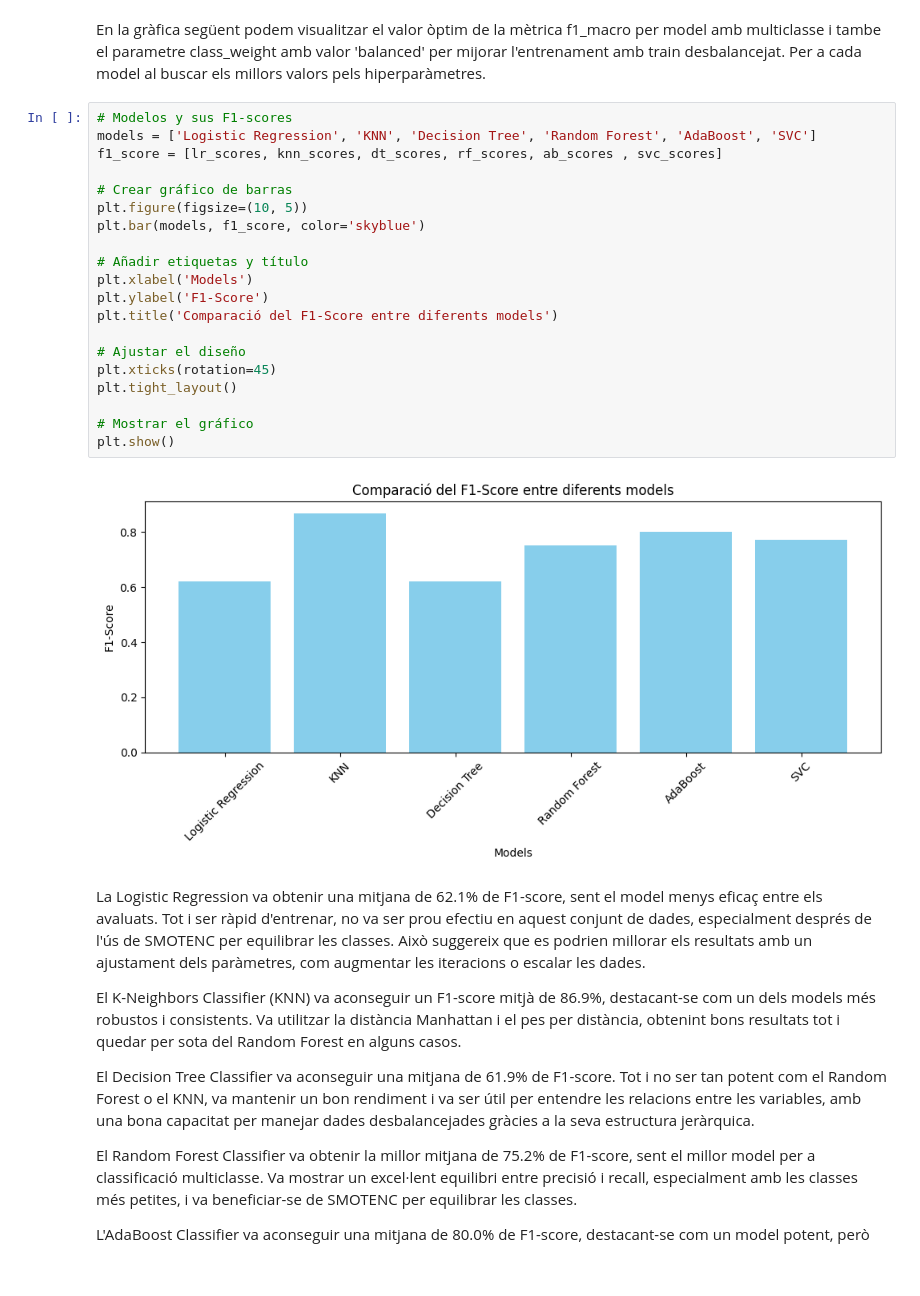
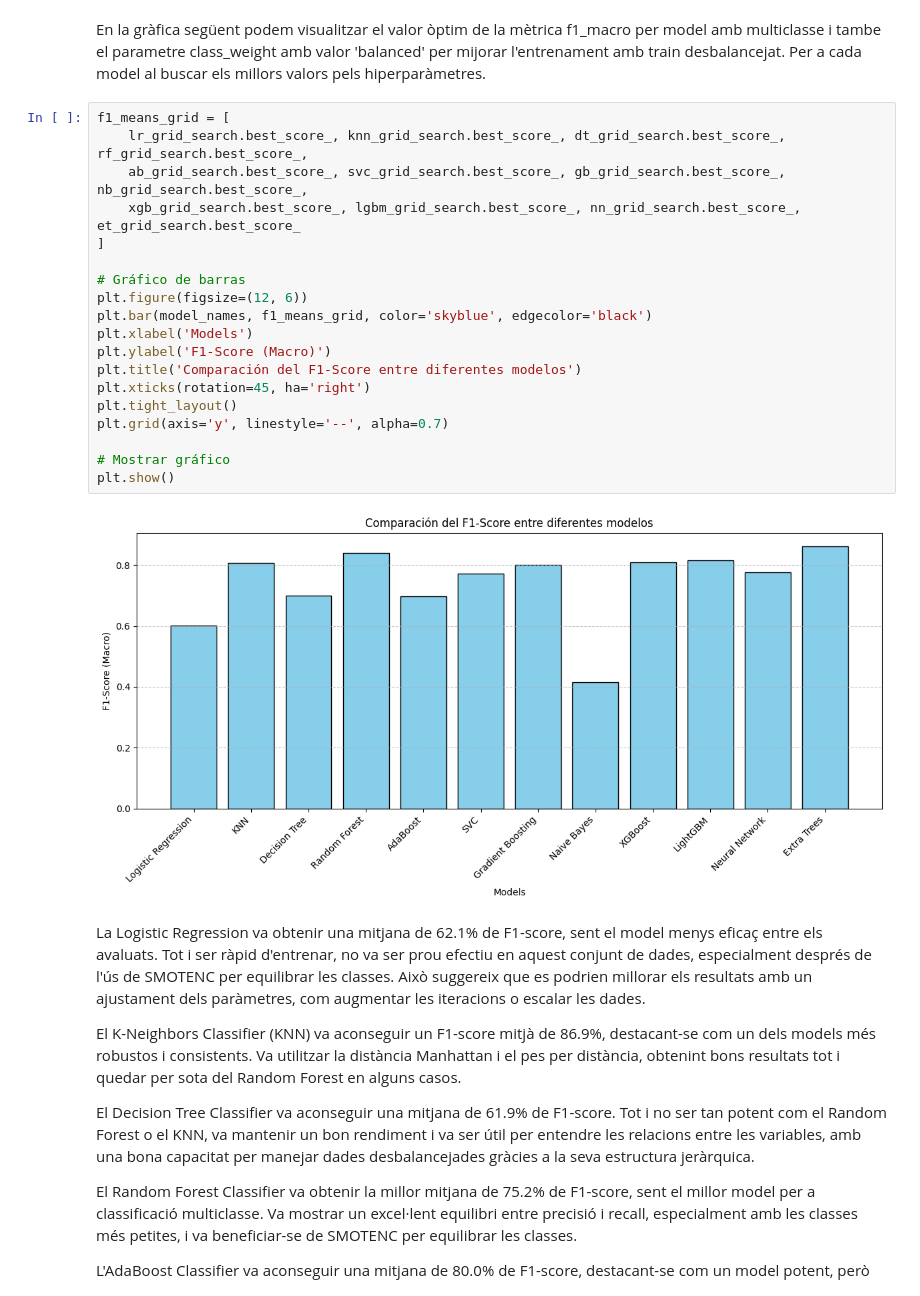
Before and after one commit to NIU1681519/CasKaggleStudentAlcoholConsumption, a Jupyter notebook: StudentAlcoholConsumption.ipynb, the cells around one changed output. Drawn from its saved outputs; the diff is of its cells as text.

```diff
--- a/StudentAlcoholConsumption.ipynb
+++ b/StudentAlcoholConsumption.ipynb
@@ -1052,27 +1164,26 @@ Millor F1: 0.77122
 # %% [markdown]
 En la gràfica següent podem visualitzar el valor òptim de la mètrica f1_macro per model amb multiclasse i tambe el parametre class_weight amb valor 'balanced' per mijorar l'entrenament amb train desbalancejat. Per a cada model al buscar els millors valors pels hiperparàmetres.
-# %%
-# Modelos y sus F1-scores
-models = ['Logistic Regression', 'KNN', 'Decision Tree', 'Random Forest', 'AdaBoost', 'SVC']
-f1_score = [lr_scores, knn_scores, dt_scores, rf_scores, ab_scores , svc_scores]
-
-# Crear gráfico de barras
-plt.figure(figsize=(10, 5))
-plt.bar(models, f1_score, color='skyblue')
-
-# Añadir etiquetas y título
-plt.xlabel('Models')
-plt.ylabel('F1-Score')
-plt.title('Comparació del F1-Score entre diferents models')
-
-# Ajustar el diseño
-plt.xticks(rotation=45)
-plt.tight_layout()
-
-# Mostrar el gráfico
-plt.show()
-# %% [output]
-[figure, removed]
+# %%
+f1_means_grid = [
+    lr_grid_search.best_score_, knn_grid_search.best_score_, dt_grid_search.best_score_, rf_grid_search.best_score_,
+    ab_grid_search.best_score_, svc_grid_search.best_score_, gb_grid_search.best_score_, nb_grid_search.best_score_,
+    xgb_grid_search.best_score_, lgbm_grid_search.best_score_, nn_grid_search.best_score_, et_grid_search.best_score_
+]
+
+# Gráfico de barras
+plt.figure(figsize=(12, 6))
+plt.bar(model_names, f1_means_grid, color='skyblue', edgecolor='black')
+plt.xlabel('Models')
+plt.ylabel('F1-Score (Macro)')
+plt.title('Comparación del F1-Score entre diferentes modelos')
+plt.xticks(rotation=45, ha='right')
+plt.tight_layout()
+plt.grid(axis='y', linestyle='--', alpha=0.7)
+
+# Mostrar gráfico
+plt.show()
+# %% [output]
+[figure, added]
 # %% [markdown]
 La Logistic Regression va obtenir una mitjana de 62.1% de F1-score, sent el model menys eficaç entre els avaluats. Tot i ser ràpid d'entrenar, no va ser prou efectiu en aquest conjunt de dades, especialment després de l'ús de SMOTENC per equilibrar les classes. Això suggereix que es podrien millorar els resultats amb un ajustament dels paràmetres, com augmentar les iteracions o escalar les dades.
 
```
Also changed, not shown: parts of 20 cells of this notebook.
